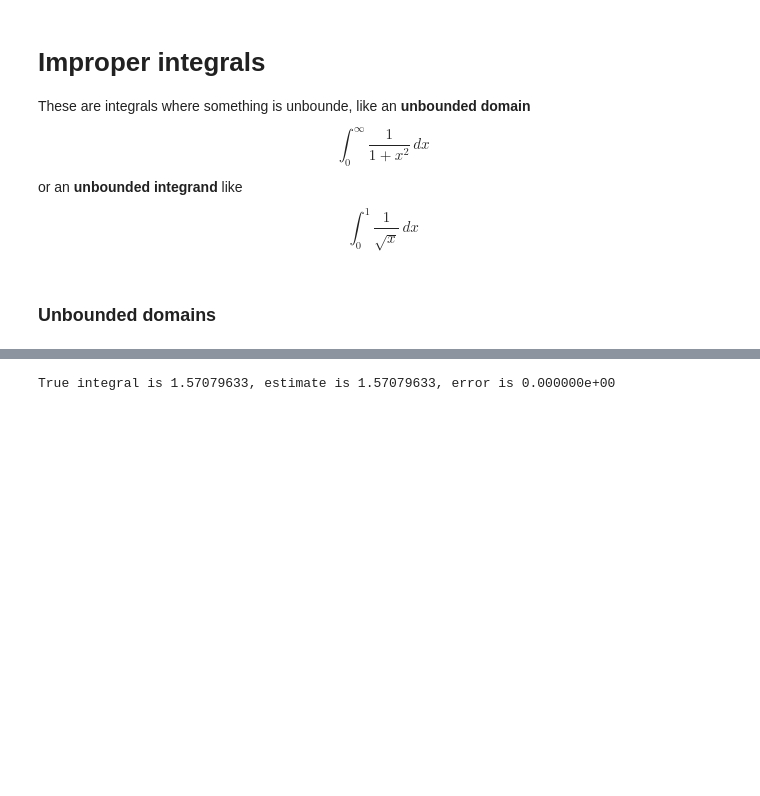
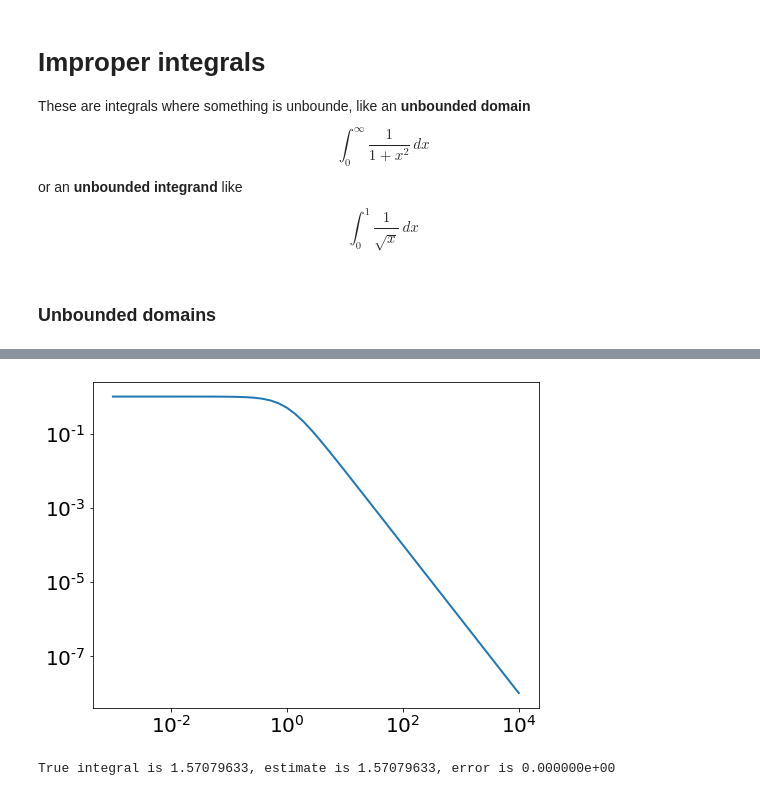
Before and after one commit to stephenbeckr/numerical-analysis-class, a Jupyter notebook: Demos/Ch4_ImproperIntegrals.ipynb, the cells around one changed output, grey strips where cells are left out. Cells and saved outputs as stored; diff of their text form; code cells hidden in the pictures; blank space fills up the shorter version.

```diff
--- a/Demos/Ch4_ImproperIntegrals.ipynb
+++ b/Demos/Ch4_ImproperIntegrals.ipynb
@@ -26,3 +34,8 @@ plt.loglog( xGrid, f(xGrid) );
+# %%
+xGrid = np.logspace(-3,4,50)
+plt.loglog( xGrid, f(xGrid) );
+# %% [output]
+[figure, added]
 # %%
 I = F(b) - F(a) # true integral
 Q,errEstimate = quad(f,a,b) # scipy's approximation
```
Also changed, not shown: parts of 11 cells of this notebook.
